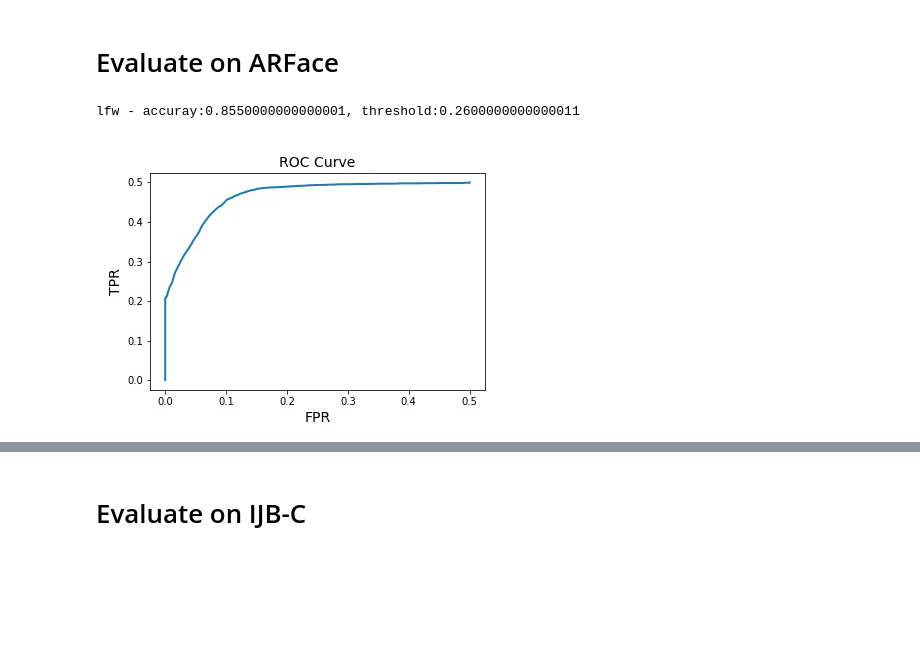
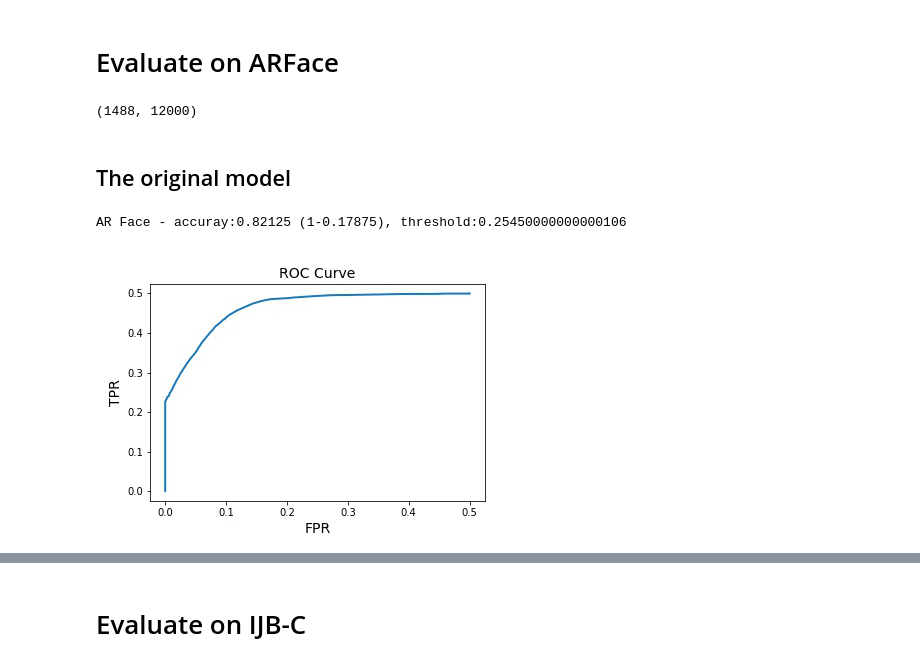
Before and after one commit to TreB1eN/InsightFace_Pytorch, a Jupyter notebook: evaluate_models_on_IJBC_and_ARFace.ipynb, the cells around one changed output, grey strips where cells are left out. Saved outputs shown, nothing was run; the diff lists cells and outputs as text; code cells hidden in the pictures; blank space fills up the shorter version.

Commit message:
Update IJBC & ARFace run and evaluation codes

```diff
--- a/evaluate_models_on_IJBC_and_ARFace.ipynb
+++ b/evaluate_models_on_IJBC_and_ARFace.ipynb
@@ -98,3 +118,6 @@ class ARFaceSampler:
 
     def _get_condition(self, sample_name):
         return sample_name.split('-')[2]
+
+    def __len__(self):
+        return len(self.positive_pairs) + len(self.negative_pairs)
@@ -103,23 +124,37 @@ ARFace_sampler = ARFaceSampler()
-# %%
-def evaluate_and_plot(scores, is_sames, nrof_folds=10):
-    accuracy, best_threshold, roc_curve_tensor = learner.evaluate_and_plot_roc(scores, is_sames, nrof_folds=10)
-    print('lfw - accuray:{}, threshold:{}'.format(accuracy, best_threshold))
-    display(trans.ToPILImage()(roc_curve_tensor))
+# %%
+ARFace_sampler = ARFaceSampler(
+    conditions=[f'{i}' for i in range(8, 14)] + [f'{i}' for i in range(21, 27)],
+    positive_num=6000, negative_num=6000
+)
+# ARFace_sampler = ARFaceSampler(conditions=('1', '2', '3', '4'), positive_num=6000, negative_num=6000)
+len(ARFace_sampler.valid_sample_names), len(ARFace_sampler)
+# %% [output]
+(1488, 12000)
+# %% [markdown]
+## The original model
+# %%
+all_scores = {}
+all_acc = {}
+
+def record_scores_and_acc(scores, acc, name, name2=None):
+    all_scores[name] = scores
+    all_acc[name] = acc
 # %%
 def _get_feature(feat_dir, suffix, ends_with='.npy'):
     return np.load(op.join(feat_dir, suffix) + ends_with)
 
 
 feat_dir = './saved_features/ARFace/ir_se50_original/'
 scores = []
 for pair in ARFace_sampler.positive_pairs + ARFace_sampler.negative_pairs:
     p0_feat = _get_feature(feat_dir, pair[0]).squeeze(0)
     p1_feat = _get_feature(feat_dir, pair[1]).squeeze(0)
     scores.append(score_fn_original(p0_feat, p1_feat))
 is_sames = np.array([True for _ in range(len(ARFace_sampler.positive_pairs))] +
                     [False for _ in range(len(ARFace_sampler.negative_pairs))])
 scores = np.array(scores)
-evaluate_and_plot(scores, is_sames, nrof_folds=10)
+acc = evaluate_and_plot(scores, is_sames, nrof_folds=10)
+record_scores_and_acc(scores, acc, name='original_ArcFace')
 # %% [output]
-lfw - accuray:0.8550000000000001, threshold:0.2600000000000011
+AR Face - accuray:0.82125 (1-0.17875), threshold:0.25450000000000106
-[figure, old version]
+[figure, new version]
```
Also changed, not shown: parts of 34 cells of this notebook, 1 other file.
